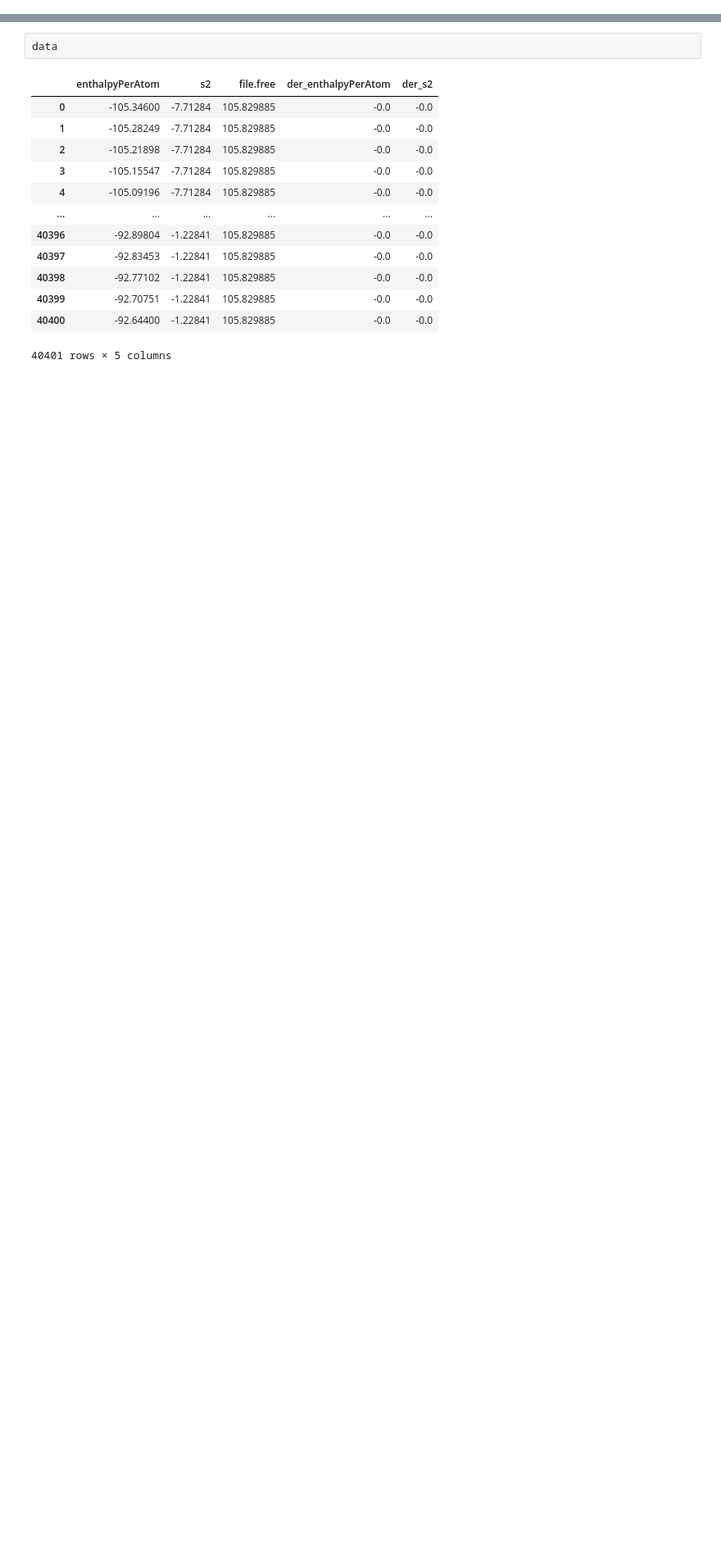
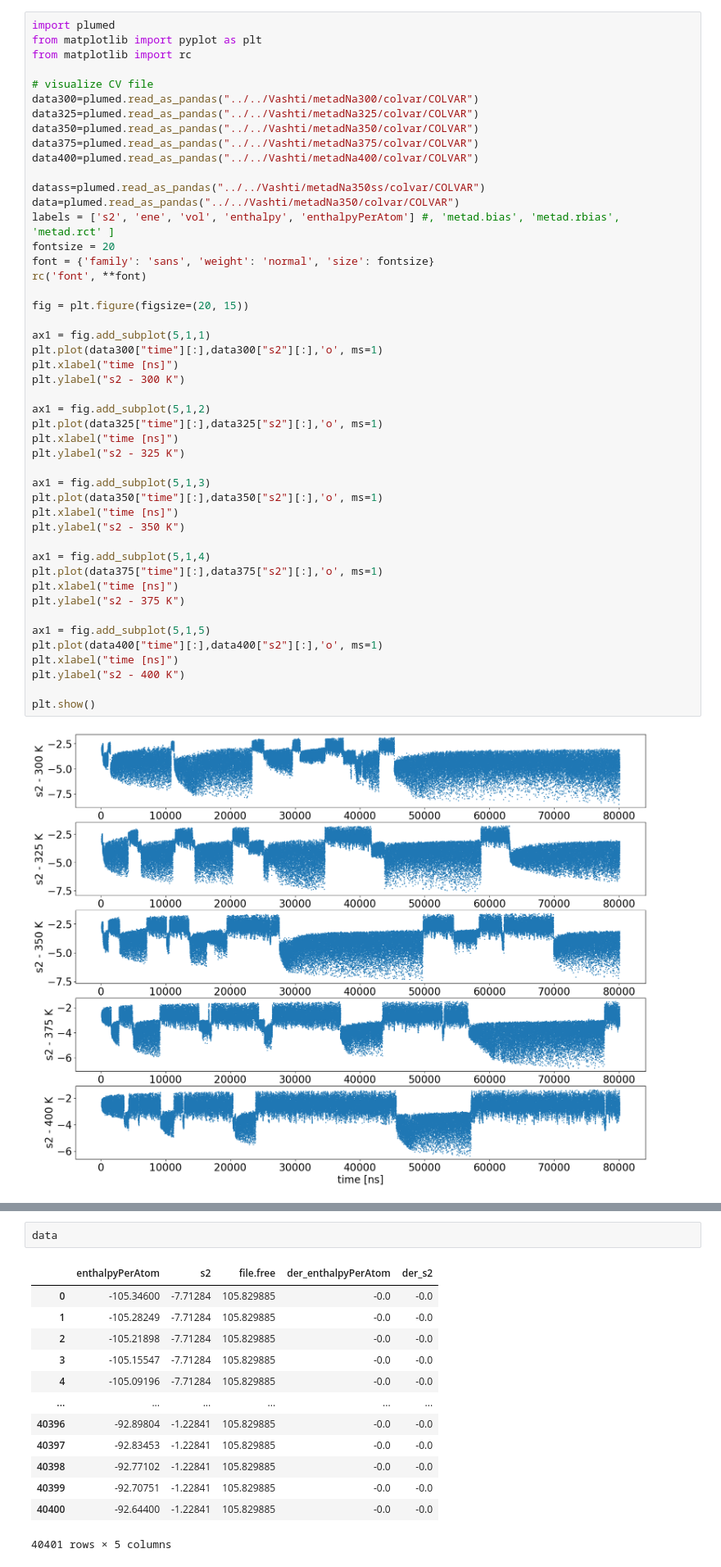
Before and after one commit to yaminbens/Proj23, a Jupyter notebook: Entropy-Enthalpy.ipynb, the cells around one changed output, grey strips where cells are left out. Shown at 82% size. Cells and saved outputs as stored; diff of their text form; blank space fills up the shorter version.

```diff
--- a/Entropy-Enthalpy.ipynb
+++ b/Entropy-Enthalpy.ipynb
@@ -40,3 +52,52 @@ plt.show()
+# %%
+import plumed
+from matplotlib import pyplot as plt
+from matplotlib import rc
+
+# visualize CV file
+data300=plumed.read_as_pandas("../../Vashti/metadNa300/colvar/COLVAR")
+data325=plumed.read_as_pandas("../../Vashti/metadNa325/colvar/COLVAR")
+data350=plumed.read_as_pandas("../../Vashti/metadNa350/colvar/COLVAR")
+data375=plumed.read_as_pandas("../../Vashti/metadNa375/colvar/COLVAR")
+data400=plumed.read_as_pandas("../../Vashti/metadNa400/colvar/COLVAR")
+
+datass=plumed.read_as_pandas("../../Vashti/metadNa350ss/colvar/COLVAR")
+data=plumed.read_as_pandas("../../Vashti/metadNa350/colvar/COLVAR")
+labels = ['s2', 'ene', 'vol', 'enthalpy', 'enthalpyPerAtom'] #, 'metad.bias', 'metad.rbias', 'metad.rct' ]
+fontsize = 20
+font = {'family': 'sans', 'weight': 'normal', 'size': fontsize}
+rc('font', **font)
+
+fig = plt.figure(figsize=(20, 15))
+
+ax1 = fig.add_subplot(5,1,1)
+plt.plot(data300["time"][:],data300["s2"][:],'o', ms=1)
+plt.xlabel("time [ns]")
+plt.ylabel("s2 - 300 K")
+
+ax1 = fig.add_subplot(5,1,2)
+plt.plot(data325["time"][:],data325["s2"][:],'o', ms=1)
+plt.xlabel("time [ns]")
+plt.ylabel("s2 - 325 K")
+
+ax1 = fig.add_subplot(5,1,3)
+plt.plot(data350["time"][:],data350["s2"][:],'o', ms=1)
+plt.xlabel("time [ns]")
+plt.ylabel("s2 - 350 K")
+
+ax1 = fig.add_subplot(5,1,4)
+plt.plot(data375["time"][:],data375["s2"][:],'o', ms=1)
+plt.xlabel("time [ns]")
+plt.ylabel("s2 - 375 K")
+
+ax1 = fig.add_subplot(5,1,5)
+plt.plot(data400["time"][:],data400["s2"][:],'o', ms=1)
+plt.xlabel("time [ns]")
+plt.ylabel("s2 - 400 K")
+
+plt.show()
+# %% [output]
+[figure, added]
 # %%
 import plumed
 # plot free energy as a function of simulation time
```
Also changed, not shown: parts of 6 cells of this notebook, 1 other file.
